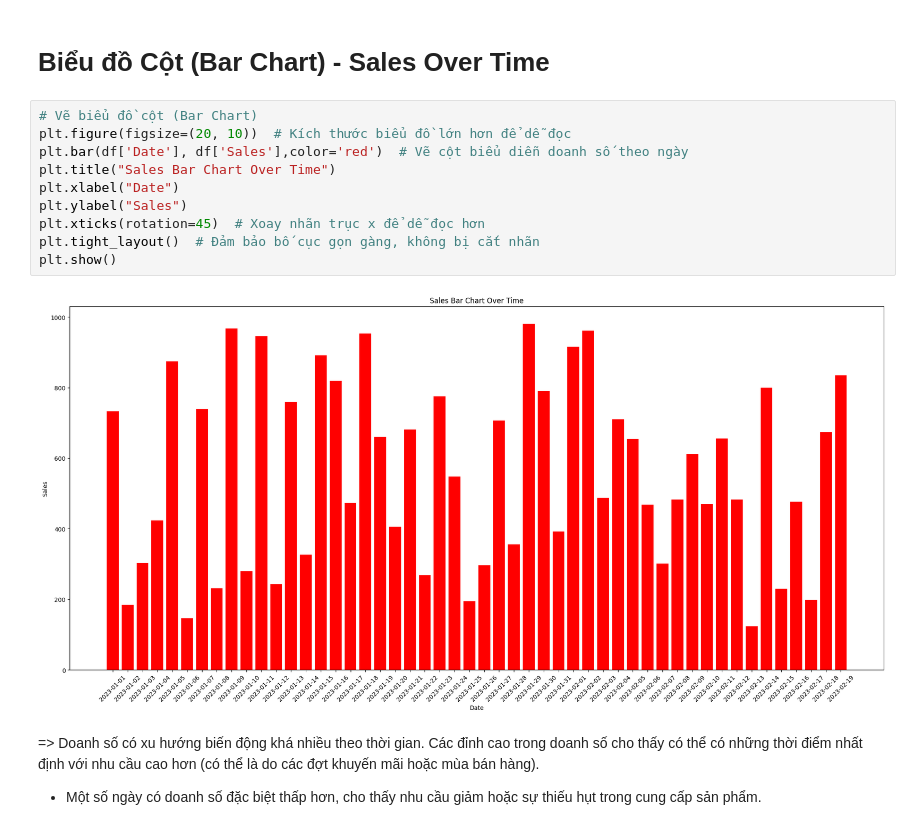
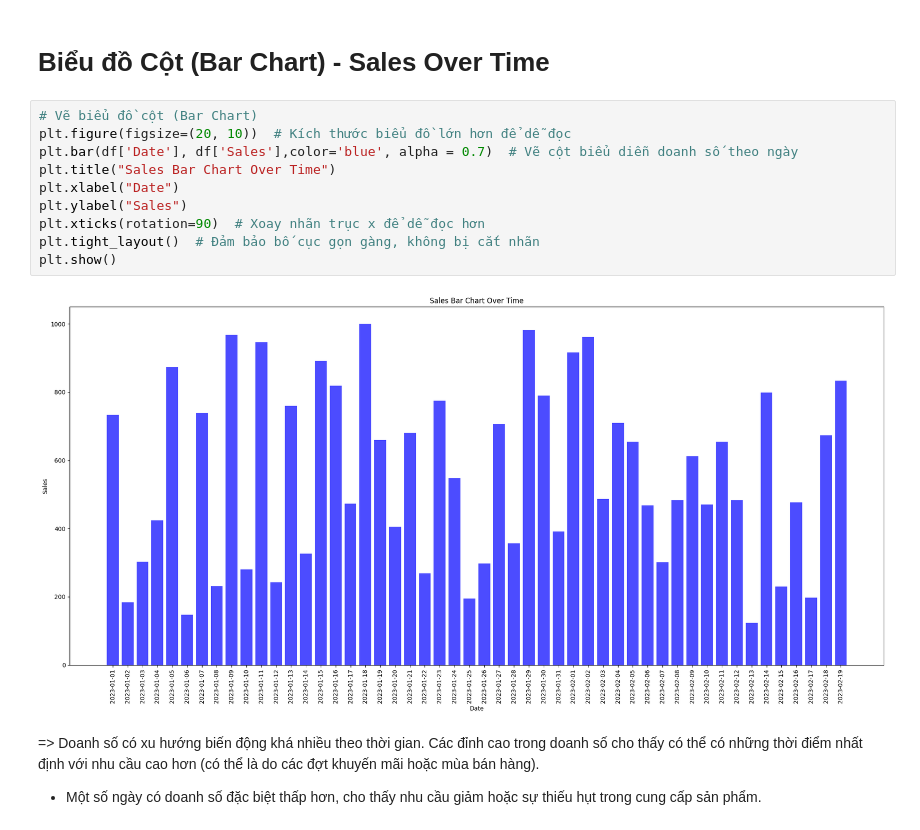
Before and after one commit to thanhthao2004/Tranning-Python-Lesson4, a Jupyter notebook: LyThuyet.ipynb, the cells around one changed output. Cells and saved outputs as stored; diff of their text form.

```diff
--- a/LyThuyet.ipynb
+++ b/LyThuyet.ipynb
@@ -52,15 +90,15 @@ plt.show()
 # %%
 # Vẽ biểu đồ cột (Bar Chart)
 plt.figure(figsize=(20, 10))  # Kích thước biểu đồ lớn hơn để dễ đọc
-plt.bar(df['Date'], df['Sales'],color='red')  # Vẽ cột biểu diễn doanh số theo ngày
+plt.bar(df['Date'], df['Sales'],color='blue', alpha = 0.7)  # Vẽ cột biểu diễn doanh số theo ngày
 plt.title("Sales Bar Chart Over Time")
 plt.xlabel("Date")
 plt.ylabel("Sales")
-plt.xticks(rotation=45)  # Xoay nhãn trục x để dễ đọc hơn
+plt.xticks(rotation=90)  # Xoay nhãn trục x để dễ đọc hơn
 plt.tight_layout()  # Đảm bảo bố cục gọn gàng, không bị cắt nhãn
 plt.show()
 # %% [output]
-[figure, old version]
+[figure, new version]
 # %% [markdown]
 => Doanh số có xu hướng biến động khá nhiều theo thời gian. Các đỉnh cao trong doanh số cho thấy có thể có những thời điểm nhất định với nhu cầu cao hơn (có thể là do các đợt khuyến mãi hoặc mùa bán hàng).
 - Một số ngày có doanh số đặc biệt thấp hơn, cho thấy nhu cầu giảm hoặc sự thiếu hụt trong cung cấp sản phẩm.
```
Also changed, not shown: parts of 17 cells of this notebook, 1 other file.
